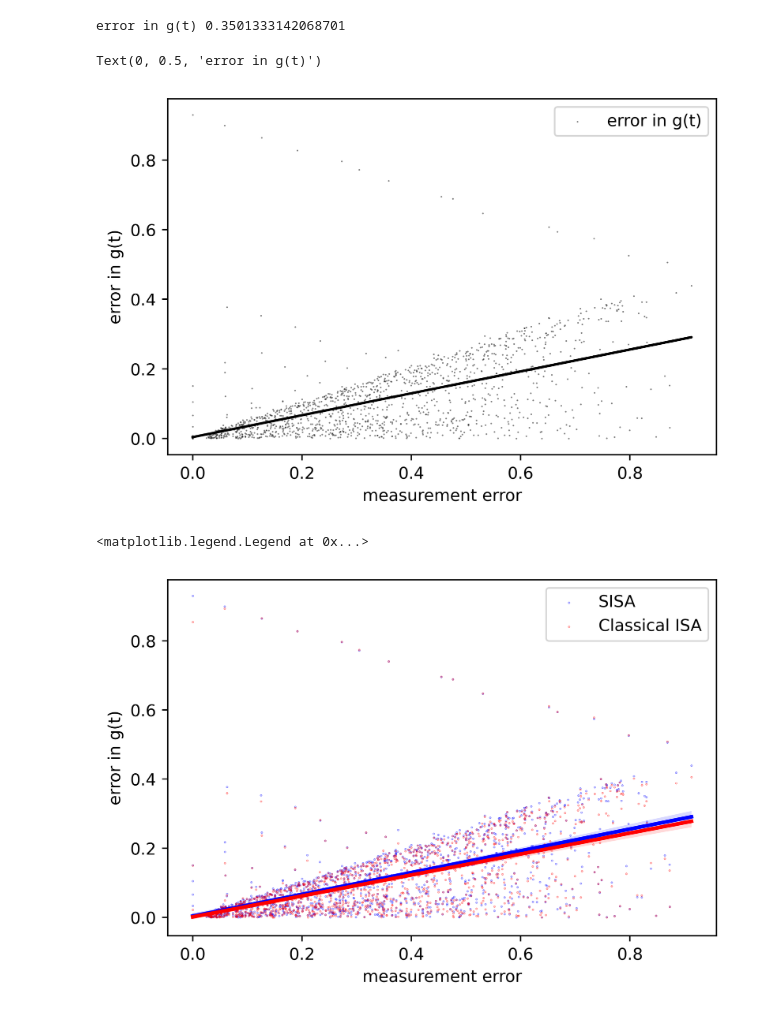
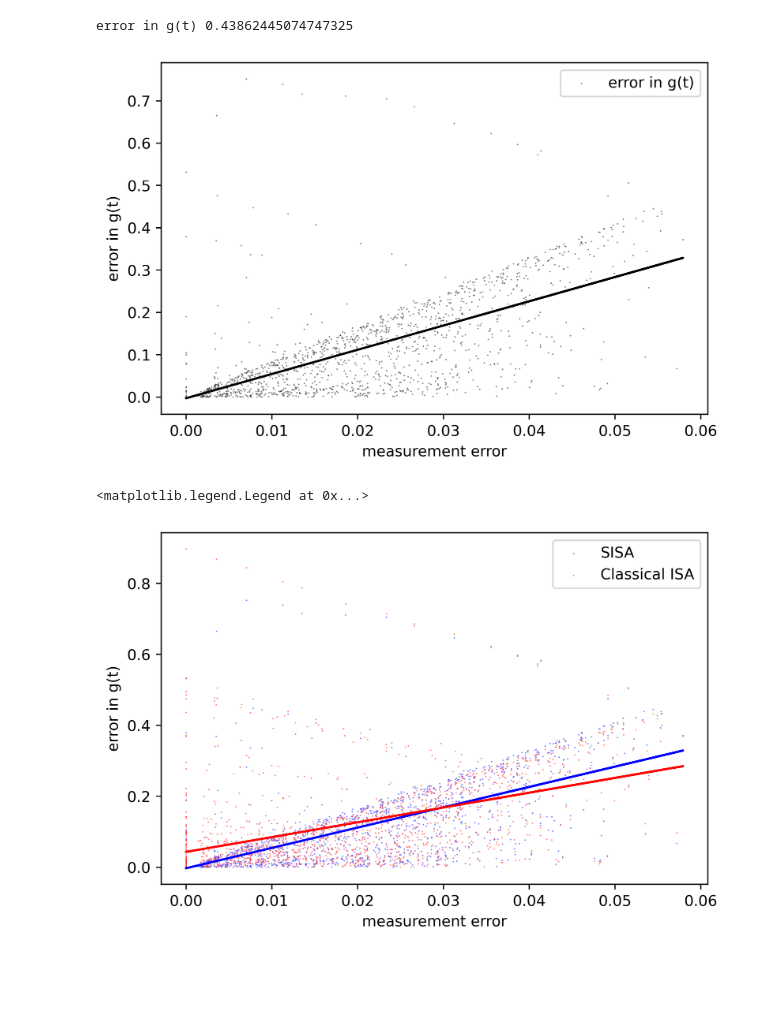
Before and after one commit to e-stan/imaging, a Jupyter notebook: notebooks/error_analysis_palmitate.ipynb, the cells around one changed output. Cells and saved outputs as stored; diff of their text form; code cells hidden in the pictures; blank space fills up the shorter version.

```diff
--- a/notebooks/error_analysis_palmitate.ipynb
+++ b/notebooks/error_analysis_palmitate.ipynb
@@ -19,9 +21,11 @@ import statsmodels.api as sm
 #goal simulate labeling patterns
 
 n=100
-c13ab = 0.011 #natural abundance
-N = [(1-c13ab)**2,2*(1-c13ab)*c13ab,c13ab**2] #get expected labeling of precursor from natural abundance
-isa_func = SIMSIToolBox.palmitateISA
+c13ab = 0.0 #natural abundance
+numCarbons = 16
+N = np.array([(1-c13ab)**2,2*(1-c13ab)*c13ab,c13ab**2]) #get expected labeling of precursor from natural abundance
+exprList = SIMSIToolBox.generateISAExpressions(SIMSIToolBox.getISAEq(numCarbons),numCarbons)
+isa_func = sym.lambdify(*exprList)
 
 gs = np.random.random(n)
 ds = np.random.random(n)
@@ -30,9 +34,9 @@ ts = np.array([x/np.sum(x) for x in ts])
 # %%
 labeling_theo = []
 for g,t,d in zip(gs,ts,ds):
-    labeling_theo.append(isa_func(g,d,t,N,None))
+    x = d * t + (1-d) * N
+    labeling_theo.append(isa_func(x[0],x[1],x[2],N[0],N[1],N[2],g,(1-g),0))
 labeling_theo = np.array(labeling_theo)
-T = [0,0,1]
 # %%
 plt_dict = {}
 
@@ -45,15 +49,10 @@ for noiseFrac in np.linspace(0,.5,15):
         l_obs = [l+ns for l,ns in zip(l_obs,noise)]
         l_obs = np.array(l_obs)/np.sum(l_obs)
 
-        #err_measure = np.sqrt(np.sum([np.square(x-y) for x,y in zip(l_obs,l_true)]))
+        err_measure = np.mean([np.abs(x-y) for x,y in zip(l_obs,l_true)])
 
-        err_measure = np.sum([np.abs(x-y) for x,y in zip(l_obs,l_true)])
-        #err_measure = cosineSim(l_obs,l_true)
-        #err_measure = noiseFrac
-
-        g_pred, _, x_pred, err, l_pred = SIMSIToolBox.ISAFit(T,N,l_obs,isa_func,list(range(len(l_obs))),.5)
-        g_class, d_pred, _, err, l_pred = SIMSIToolBox.ISAFit_classical(t,N,l_obs,isa_func,list(range(len(l_obs))),np.array([.5,.5]))
-
+        g_pred, _,_, x_pred, err, l_pred = SIMSIToolBox.ISAFit([0,0,1],N,l_obs,exprList,list(range(len(l_obs))),np.array([0.5]))
+        g_class,_, d_pred, _, err, l_pred = SIMSIToolBox.ISAFit_classical(t,N,l_obs,exprList,list(range(len(l_obs))),np.array([.5,.5]))
         x_pred_classical = d_pred * np.array(t) + (1-d_pred) * np.array(N)
 
         err_x = np.sum(np.abs(x_true-x_pred))
@@ -97,30 +96,27 @@ for error,color in palette.items():
     print(error,r2)
 
 plt.ylabel("error in g(t)")
+plt.tight_layout()
+plt.savefig("../figures_presentations/noise_g_t_scatter.png")
 #plt.legend()
 # %% [output]
-error in g(t) 0.3501333142068701
+error in g(t) 0.43862445074747325
-Text(0, 0.5, 'error in g(t)')
-[figure, old version]
+[figure, new version]
 # %%
 palette = {"SISA":"blue","Classical ISA":"red"}
-#models = {}
-#sb.lineplot(data=plt_dict,x="measurement error",y="error in g(t)",hue="method",palette=palette)
+
 for method,color in palette.items():
     filt = plt_dict[plt_dict["method"] == method]
-    sb.regplot(data=plt_dict[plt_dict["method"] == method],x="measurement error",y="error in g(t)",ci=95,scatter_kws={"s": .1,"alpha":0.5},color=color,label=method)
+    #sb.regplot(data=plt_dict[plt_dict["method"] == method],x="measurement error",y="error in g(t)",ci=95,scatter_kws={"s": .1,"alpha":0.5},color=color,label=method)
+    sb.scatterplot(data=plt_dict[plt_dict["method"] == method],x="measurement error",y="error in g(t)", s = 1,alpha=0.5,color=color,label=method)
     linReg = LinearRegression()
     linReg.fit(filt["measurement error"].values.reshape(-1,1),filt["error in g(t)"].values)
     pred = linReg.predict(filt["measurement error"].values.reshape(-1,1))
     plt.plot(filt["measurement error"].values,pred,color=color)
-    #lowess = sm.nonparametric.lowess
-    #z = lowess(filt["error in g(t)"].values, filt["measurement error"].values,is_sorted=False)
-    #models[method] = interp1d(z[:,0],z[:,1])
-    #models[method] = lambda x: pred.predict([x])
-
+plt.tight_layout()
+plt.savefig("../figures_presentations/model_comparision_scatter.png")
 plt.legend()
-#plt.plot(errToTest,errToTest,alpha=0.5,color="grey",linestyle=":")
 # %% [output]
 <matplotlib.legend.Legend at 0x...>
-[figure, old version]
+[figure, new version]
 # %%
```
Also changed, not shown: parts of 15 cells of this notebook, 13 other files.
